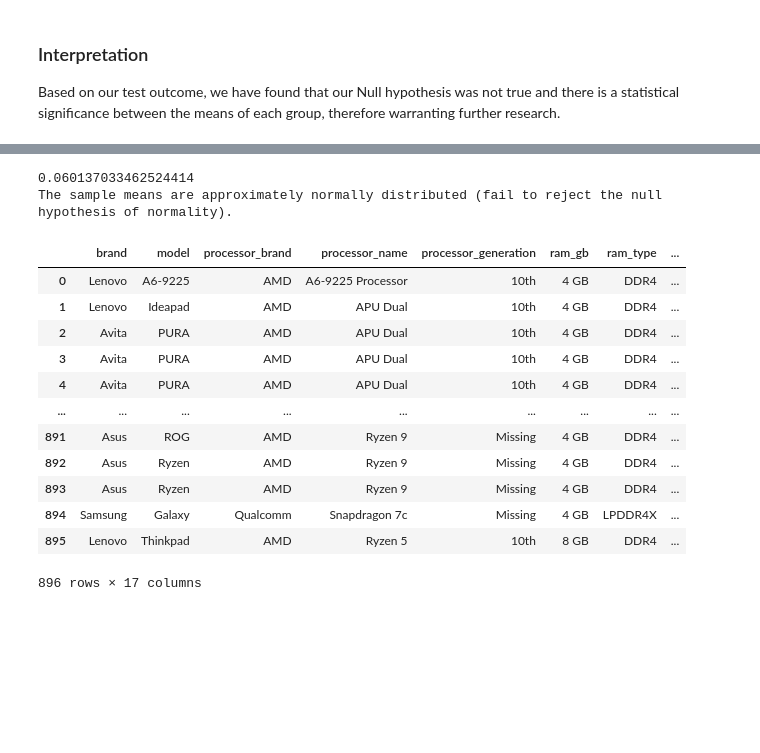
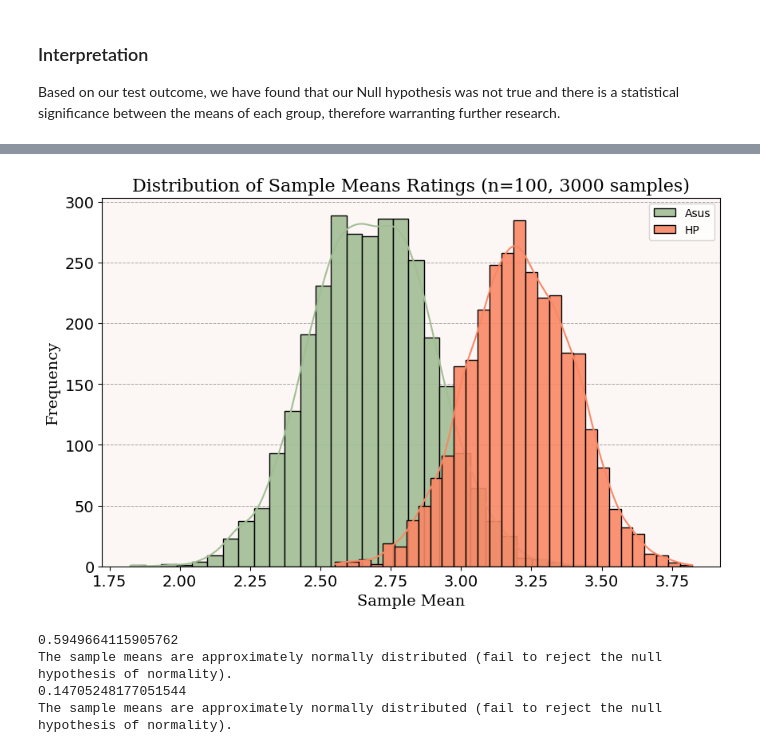
Before and after one commit to chrisheimbuch/laptops-specs-eda, a Jupyter notebook: Laptop Specs EDA.ipynb, the cells around one changed output, grey strips where cells are left out. Saved outputs shown, nothing was run; the diff lists cells and outputs as text; code cells hidden in the pictures; blank space fills up the shorter version.

Commit message:
Asking additional inferential questions and starting to work on styling

```diff
--- a/Laptop Specs EDA.ipynb
+++ b/Laptop Specs EDA.ipynb
@@ -241,7 +268,7 @@ mean_amd_intel_df = amd_intel_df.groupby("processor_brand")['latest_price_usd'].
 color_mapping = ['#ef0707' for bar in range(2)]
 color_mapping[1] = ('#0068B5')
 font1 = {'family':'serif','color':'black','size':16}
-
+font2 = {'family':'serif','color':'black','size':14}
 
 #Set up graph, label the axis + title
 fig, ax = plt.subplots(figsize=(12, 8))
@@ -677,28 +720,60 @@ plt.show()
+# %%
+#Slice main DF by each computer brand.
+asus_df = clean_df[clean_df['brand'] == "Asus"]
+hp_df = clean_df[clean_df['brand'] == "Hp"]
+
+#Only include star ratings in stored variables.
+asus_data = asus_df['star_rating'].values
+hp_data = hp_df['star_rating'].values
+
+# Parameters for sampling
+sample_size = 100
+num_samples = 3000
+
+# Generate sample means
+asus_sample_means = generate_sample_means(asus_data, sample_size, num_samples)
+hp_sample_means = generate_sample_means(hp_data, sample_size, num_samples)
+
+# Plot the distribution of sample means
+plt.figure(figsize=(10, 6))
+sns.histplot(asus_sample_means, kde=True, color='#A1BE95', bins=30, label="Asus", alpha=0.9, zorder=2)
+sns.histplot(hp_sample_means, kde=True, color='#F98866', bins=30, label="HP", alpha=0.9, zorder=2)
+
+#Set title and axis, additional plot customization
+plt.title(f'Distribution of Sample Means Ratings (n={sample_size}, {num_samples} samples)', fontdict=font1)
+plt.xlabel('Sample Mean', fontdict=font2)
+plt.ylabel('Frequency', fontdict=font2)
+plt.grid(True, axis='y', linestyle='--', linewidth=0.7, color='gray', alpha=0.7, zorder=1)
+plt.xticks(fontsize=14)
+plt.yticks(fontsize=14)
+plt.legend()
+
+#Set background of grid to custom color.
+ax = plt.gca()
+ax.set_facecolor('#FCF6F5')
+
+plt.show()
+# %% [output]
+[figure, added]
 # %%
-# Shapiro-Wilk test for normality
-_, p_value = stats.shapiro(sample_means)
+# Shapiro-Wilk test for normality for asus sample means.
+_, p_value = stats.shapiro(asus_sample_means)
 print(p_value)
 
 if p_value > 0.05:
     print("The sample means are approximately normally distributed (fail to reject the null hypothesis of normality).")
 else:
     print("The sample means are not normally distributed (reject the null hypothesis of normality).")
+
+_, p_value = stats.shapiro(hp_sample_means)
+print(p_value)
+
+if p_value > 0.05:
+    print("The sample means are approximately normally distributed (fail to reject the null hypothesis of normality).")
+else:
+    print("The sample means are not normally distributed (reject the null hypothesis of normality).")
 # %% [output]
-0.060137033462524414
+0.5949664115905762
 The sample means are approximately normally distributed (fail to reject the null hypothesis of normality).
+0.14705248177051544
+The sample means are approximately normally distributed (fail to reject the null hypothesis of normality).
-# %%
-clean_df
-# %% [output]
-|  | brand | model | processor_brand | processor_name | processor_generation | ram_gb | ram_type | ... |
-| 0 | Lenovo | A6-9225 | AMD | A6-9225 Processor | 10th | 4 GB | DDR4 | ... |
-| 1 | Lenovo | Ideapad | AMD | APU Dual | 10th | 4 GB | DDR4 | ... |
-| 2 | Avita | PURA | AMD | APU Dual | 10th | 4 GB | DDR4 | ... |
-| 3 | Avita | PURA | AMD | APU Dual | 10th | 4 GB | DDR4 | ... |
-| 4 | Avita | PURA | AMD | APU Dual | 10th | 4 GB | DDR4 | ... |
-| ... | ... | ... | ... | ... | ... | ... | ... | ... |
-| 891 | Asus | ROG | AMD | Ryzen 9 | Missing | 4 GB | DDR4 | ... |
-| 892 | Asus | Ryzen | AMD | Ryzen 9 | Missing | 4 GB | DDR4 | ... |
-| 893 | Asus | Ryzen | AMD | Ryzen 9 | Missing | 4 GB | DDR4 | ... |
-| 894 | Samsung | Galaxy | Qualcomm | Snapdragon 7c | Missing | 4 GB | LPDDR4X | ... |
-| 895 | Lenovo | Thinkpad | AMD | Ryzen 5 | 10th | 8 GB | DDR4 | ... |
-896 rows × 17 columns
```
Also changed, not shown: parts of 20 cells of this notebook.
